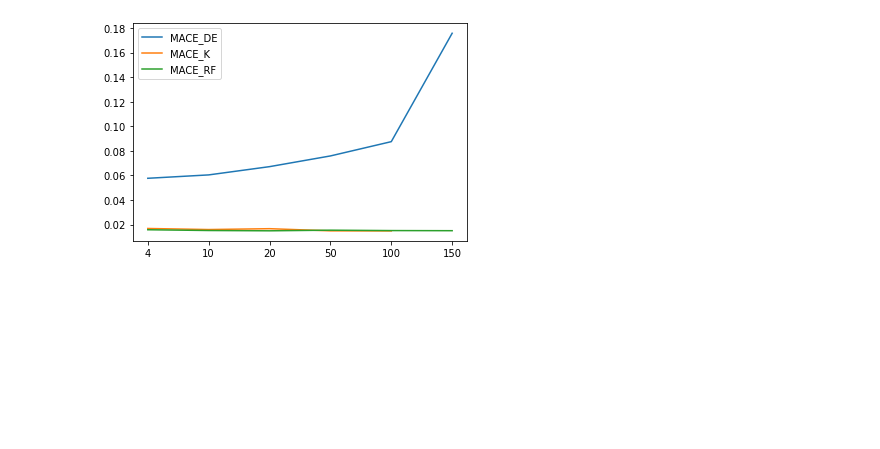
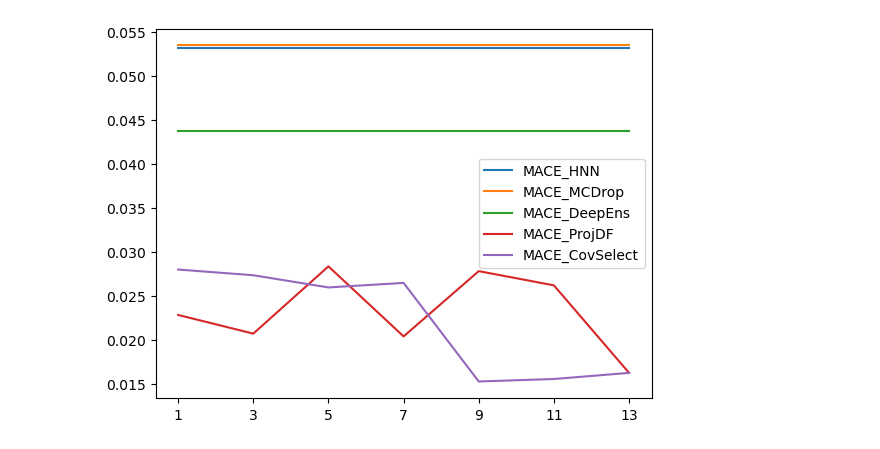
Before and after one commit to TurquoiseKitty/CalibrationOfficial, a Jupyter notebook: EXP3_projPlot.ipynb, the cells around one changed output. Drawn from its saved outputs; the diff is of its cells as text; code cells hidden in the pictures; blank space fills up the shorter version.

```diff
--- a/EXP3_projPlot.ipynb
+++ b/EXP3_projPlot.ipynb
@@ -1,26 +1,46 @@
 # %%
 import pandas as pd
 
-DE_df = pd.read_csv("Experiments/EXP3/record_bin/DE_proj_benchmarks.csv").set_index("idxes")
+Project_df = pd.read_csv("Experiments/EXP3/record_bin/CH_vanillaKernel_proj.csv").set_index("idxes")
 
-RF_df = pd.read_csv("Experiments/EXP3/record_bin/RFKernel_proj_benchmarks.csv").set_index("idxes")
+CovSelect_df = pd.read_csv("Experiments/EXP3/record_bin/CH_vanillaKernel_covSelect.csv").set_index("idxes")
 
-vanillaK_df = pd.read_csv("Experiments/EXP3/record_bin/vanillaKernel_proj_benchmarks.csv").set_index("idxes")
+bench_df = pd.read_csv("Experiments/EXP3/record_bin/muSigma_benchmarks.csv").set_index("idxes")
 # %%
 import matplotlib.pyplot as plt
 
-x = ["4", "10", "20", "50", "100", "150"]
-MACE_DE = DE_df.loc["MACE_muSigma"][["comp_4_mu", "comp_10_mu", "comp_20_mu", "comp_50_mu", "comp_100_mu", "comp_150_mu"]]
-MACE_K = vanillaK_df.loc["MACE_Loss"][["comp_4_mu", "comp_10_mu", "comp_20_mu", "comp_50_mu", "comp_100_mu"]]
-MACE_RF = RF_df.loc["MACE_Loss"][["comp_4_mu", "comp_10_mu", "comp_20_mu", "comp_50_mu", "comp_100_mu", "comp_150_mu"]]
+x = ["1", "3", "5", "7", "9", "11", "13"]
+MACE_ProjDF = Project_df.loc["MACE_Loss"][["comp_1_mu", "comp_3_mu", "comp_5_mu", "comp_7_mu", "comp_9_mu", "comp_11_mu", "comp_13_mu"]]
+MACE_ProjDF_std = Project_df.loc["MACE_Loss"][["comp_1_std", "comp_3_std", "comp_5_std", "comp_7_std", "comp_9_std", "comp_11_std", "comp_13_std"]]
 
-plt.plot(x, MACE_DE, label = "MACE_DE")
-plt.plot(x[:-1], MACE_K, label = "MACE_K")
-plt.plot(x, MACE_RF, label = "MACE_RF")
+
+MACE_CovSelect = CovSelect_df.loc["MACE_Loss"][["comp_1_mu", "comp_3_mu", "comp_5_mu", "comp_7_mu", "comp_9_mu", "comp_11_mu", "comp_13_mu"]]
+MACE_CovSelect_std = CovSelect_df.loc["MACE_Loss"][["comp_1_std", "comp_3_std", "comp_5_std", "comp_7_std", "comp_9_std", "comp_11_std", "comp_13_std"]]
+
+
+
+MACE_HNN = bench_df.loc["HNN_MACE_muSigma"][["CaliforniaHousing_mu"]]
+MACE_HNN_std = bench_df.loc["HNN_MACE_muSigma"][["CaliforniaHousing_std"]]
+
+MACE_MCDrop = bench_df.loc["MC_drop_MACE_muSigma"][["CaliforniaHousing_mu"]]
+MACE_MCDrop_std = bench_df.loc["MC_drop_MACE_muSigma"][["CaliforniaHousing_std"]]
+
+MACE_DeepEns = bench_df.loc["DeepEnsemble_MACE_muSigma"][["CaliforniaHousing_mu"]]
+MACE_DeepEns_std = bench_df.loc["DeepEnsemble_MACE_muSigma"][["CaliforniaHousing_std"]]
+
+
+plt.plot(x, [MACE_HNN]* len(x), label = "MACE_HNN")
+plt.plot(x, [MACE_MCDrop]* len(x), label = "MACE_MCDrop")
+plt.plot(x, [MACE_DeepEns]* len(x), label = "MACE_DeepEns")
+plt.plot(x, MACE_ProjDF, label = "MACE_ProjDF")
+plt.plot(x, MACE_CovSelect, label = "MACE_CovSelect")
+
+
+
 plt.legend()
 plt.show()
 # %% [output]
-[figure, old version]
+[figure, new version]
 # %%
 import matplotlib.pyplot as plt
 
```
Also changed, not shown: parts of 5 cells of this notebook, 31 other files.
